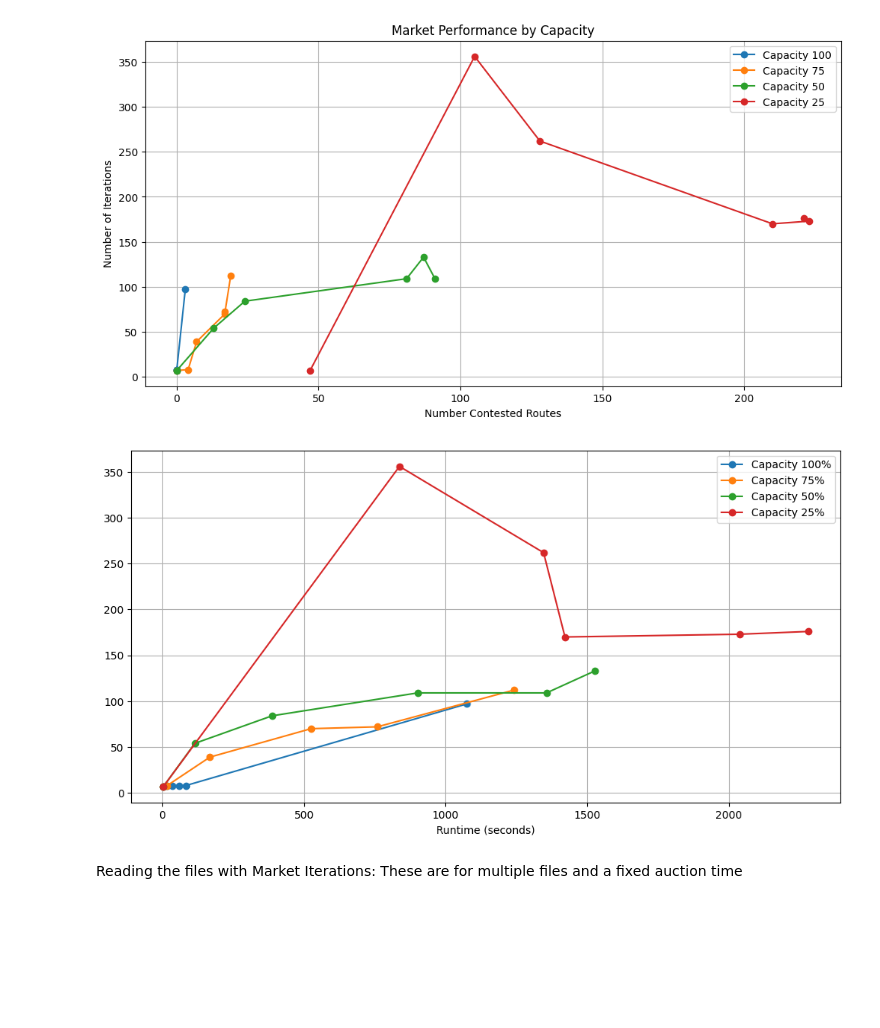
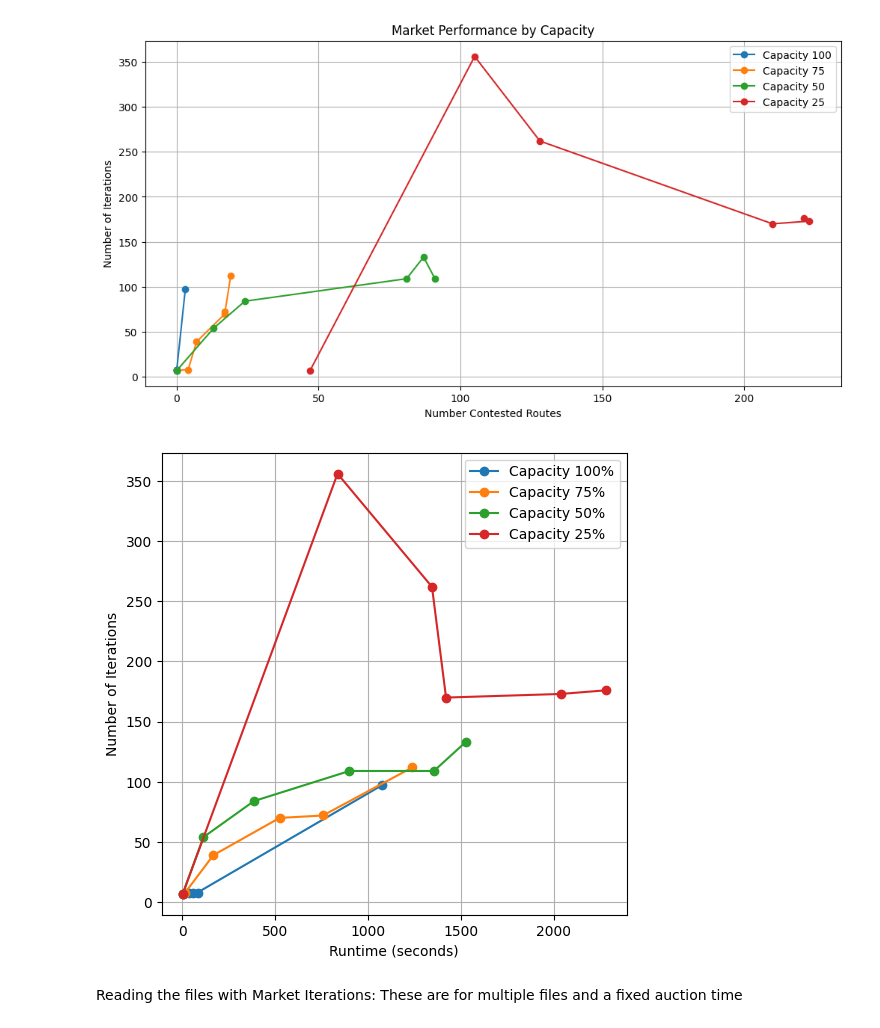
Before and after one commit to sastry-group/Mechanism-Design-for-AAM, a Jupyter notebook: ic/fisher/Fisher_data_reader.ipynb, the cells around one changed output. Saved outputs shown, nothing was run; the diff lists cells and outputs as text; code cells hidden in the pictures; blank space fills up the shorter version.

```diff
--- a/ic/fisher/Fisher_data_reader.ipynb
+++ b/ic/fisher/Fisher_data_reader.ipynb
@@ -278,30 +278,30 @@ plt.legend()
 [figure]
 # %%
 # Plotting the data
-plt.figure(figsize=(12, 6))
+plt.figure(figsize=(6, 6))
 # plt.title("Market Performance by Capacity")
-# plt.ylabel("Number of Iterations")
+plt.ylabel("Number of Iterations")
 plt.xlabel("Runtime (seconds)")
 plt.grid()
 for capacity in combined_df["Capacity"].unique():
     if capacity == 13:
         cap = 100
     elif capacity == 10:
         cap = 75
     elif capacity == 7:
         cap = 50
     elif capacity == 4:
         cap = 25
     subset = combined_df[combined_df["Capacity"] == capacity]
     subset = subset.sort_values(by="Run_Time")
     plt.plot(subset["Run_Time"], subset["Number_Interations"], label=f"Capacity {cap}%", marker='o')
     # plt.plot(subset["Number_Interations"], subset["Run_Time"], label=f"Capacity {cap}%", marker='o')
     # plt.plot(subset["Run_Time"], subset["Number_Interations"], label=f"Capacity {capacity}", marker='o')
 
 plt.legend()
 plt.savefig(f"{current_dir}/plots/runtime_niter.png")
 # %% [output]
-[figure, old version]
+[figure, new version]
 # %% [markdown]
 Reading the files with Market Iterations: These are for multiple files and a fixed auction time
 # %%
```
Also changed, not shown: parts of 2 cells of this notebook, 16 other files.
